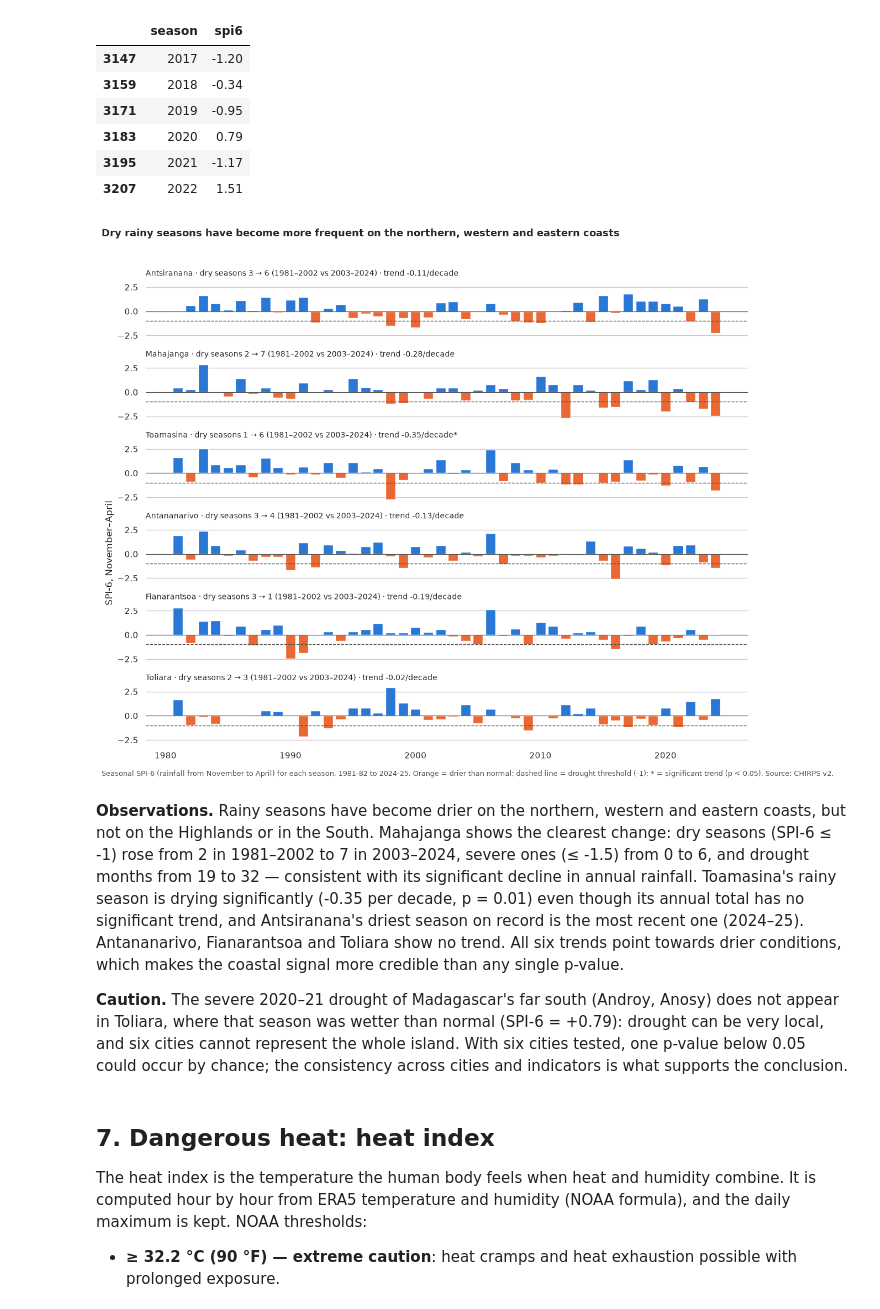
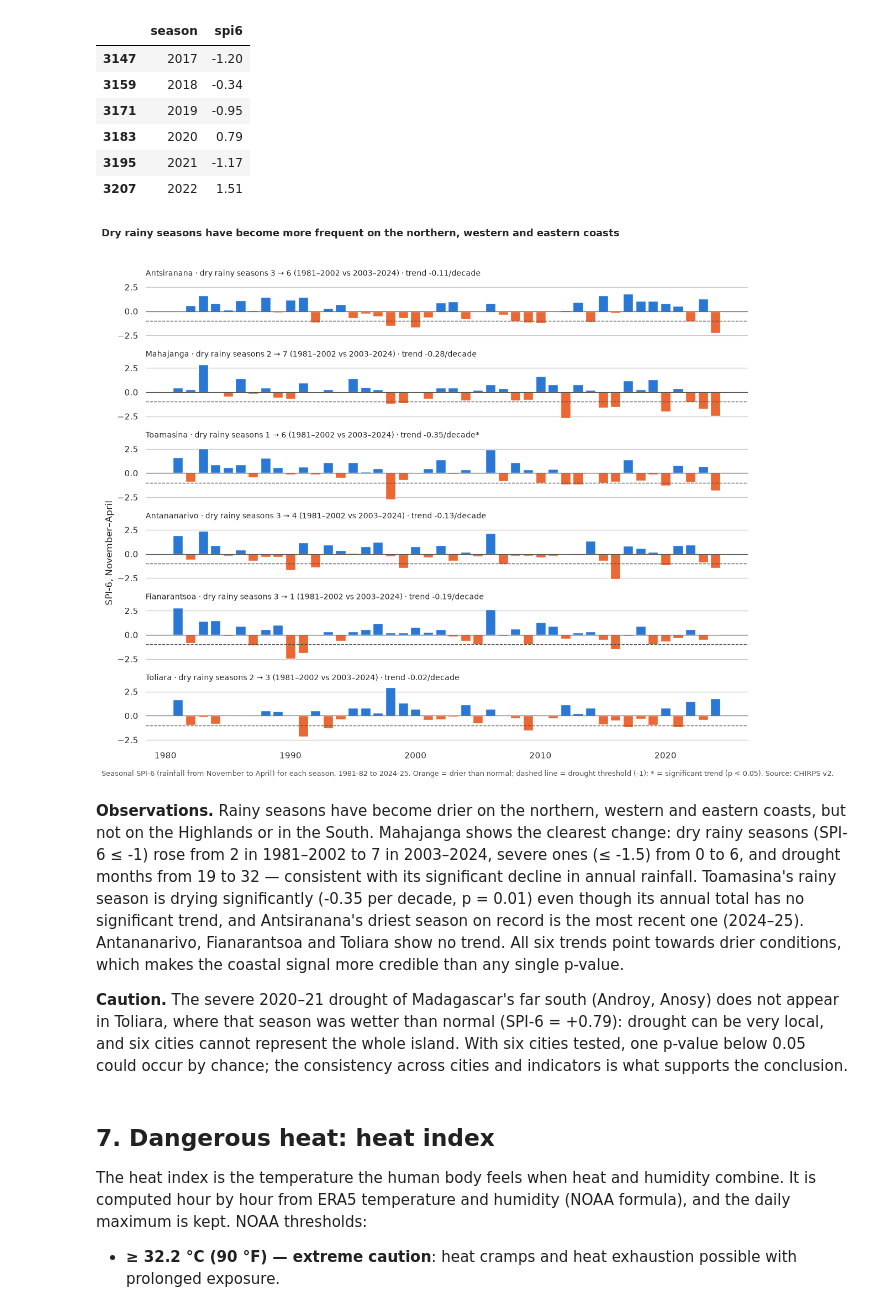
Before and after one commit to nirinaHelena/heather, a Jupyter notebook: notebooks/02_analysis.ipynb, the cells around one changed output. Drawn from its saved outputs; the diff is of its cells as text; code cells hidden in the pictures.

```diff
--- a/notebooks/02_analysis.ipynb
+++ b/notebooks/02_analysis.ipynb
@@ -602,8 +602,8 @@ for city in CITY_ORDER:
         "city": city,
         "spi6_trend_per_decade": t.slope * 10,
         "p": t.p,
-        "dry_seasons_1981_2002": (first["spi6"] <= -1).sum(),
-        "dry_seasons_2003_2024": (second["spi6"] <= -1).sum(),
+        "dry_rainy_seasons_1981_2002": (first["spi6"] <= -1).sum(),
+        "dry_rainy_seasons_2003_2024": (second["spi6"] <= -1).sum(),
         "severe_1981_2002": (first["spi6"] <= -1.5).sum(),
         "severe_2003_2024": (second["spi6"] <= -1.5).sum(),
         "drought_months_1981_2002": (m.loc[m["hydro_year"].between(1981, 2002), "spi3"] <= -1).sum(),
@@ -636,33 +636,33 @@ season_spi[(season_spi["city"] == "toliara") & season_spi["season"].between(2017
 # %%
 DRY_COLOR, WET_COLOR = "#eb6834", "#2a78d6"
 
 fig, axes = plt.subplots(len(CITY_ORDER), 1, figsize=(12, 10), sharex=True, sharey=True)
 
 for ax, city in zip(axes, CITY_ORDER):
     s = season_spi[season_spi["city"] == city].dropna(subset=["spi6"])
     ax.bar(s["season"], s["spi6"], color=np.where(s["spi6"] < 0, DRY_COLOR, WET_COLOR), width=0.8)
     ax.axhline(0, color=NOTE_COLOR, linewidth=0.8)
     ax.axhline(-1, color=NOTE_COLOR, linestyle="--", linewidth=1)
     row = drought.loc[city]
     star = "*" if row["p"] < 0.05 else ""
-    ax.set_title(f"{city.capitalize()} · dry seasons {row['dry_seasons_1981_2002']} → {row['dry_seasons_2003_2024']} "
+    ax.set_title(f"{city.capitalize()} · dry rainy seasons {row['dry_rainy_seasons_1981_2002']} → {row['dry_rainy_seasons_2003_2024']} "
                  f"(1981–2002 vs 2003–2024) · trend {row['spi6_trend_per_decade']:+.2f}/decade{star}",
                  loc="left", fontsize=10)
     sns.despine(ax=ax, left=True, bottom=True)
 
 axes[len(axes) // 2].set_ylabel("SPI-6, November–April")
 fig.suptitle("Dry rainy seasons have become more frequent on the northern, western and eastern coasts",
              x=0.01, ha="left", fontsize=13, fontweight="bold")
 fig.text(0.01, -0.01, "Seasonal SPI-6 (rainfall from November to April) for each season, 1981-82 to 2024-25. Orange = drier than normal; "
          "dashed line = drought threshold (-1); * = significant trend (p < 0.05). Source: CHIRPS v2.",
          fontsize=9, color=NOTE_COLOR)
 fig.tight_layout(rect=[0, 0, 1, 0.96])
 fig.savefig(FIG_DIR / "05_drought_spi.png", dpi=200, bbox_inches="tight")
 plt.show()
 # %% [output]
-[figure, old version]
+[figure, new version]
 # %% [markdown]
-**Observations.** Rainy seasons have become drier on the northern, western and eastern coasts, but not on the Highlands or in the South. Mahajanga shows the clearest change: dry seasons (SPI-6 ≤ -1) rose from 2 in 1981–2002 to 7 in 2003–2024, severe ones (≤ -1.5) from 0 to 6, and drought months from 19 to 32 — consistent with its significant decline in annual rainfall. Toamasina's rainy season is drying significantly (-0.35 per decade, p = 0.01) even though its annual total has no significant trend, and Antsiranana's driest season on record is the most recent one (2024–25). Antananarivo, Fianarantsoa and Toliara show no trend. All six trends point towards drier conditions, which makes the coastal signal more credible than any single p-value.
+**Observations.** Rainy seasons have become drier on the northern, western and eastern coasts, but not on the Highlands or in the South. Mahajanga shows the clearest change: dry rainy seasons (SPI-6 ≤ -1) rose from 2 in 1981–2002 to 7 in 2003–2024, severe ones (≤ -1.5) from 0 to 6, and drought months from 19 to 32 — consistent with its significant decline in annual rainfall. Toamasina's rainy season is drying significantly (-0.35 per decade, p = 0.01) even though its annual total has no significant trend, and Antsiranana's driest season on record is the most recent one (2024–25). Antananarivo, Fianarantsoa and Toliara show no trend. All six trends point towards drier conditions, which makes the coastal signal more credible than any single p-value.
 
 **Caution.** The severe 2020–21 drought of Madagascar's far south (Androy, Anosy) does not appear in Toliara, where that season was wetter than normal (SPI-6 = +0.79): drought can be very local, and six cities cannot represent the whole island. With six cities tested, one p-value below 0.05 could occur by chance; the consistency across cities and indicators is what supports the conclusion.
 # %% [markdown]
```
Also changed, not shown: parts of 3 cells of this notebook, 3 other files.
